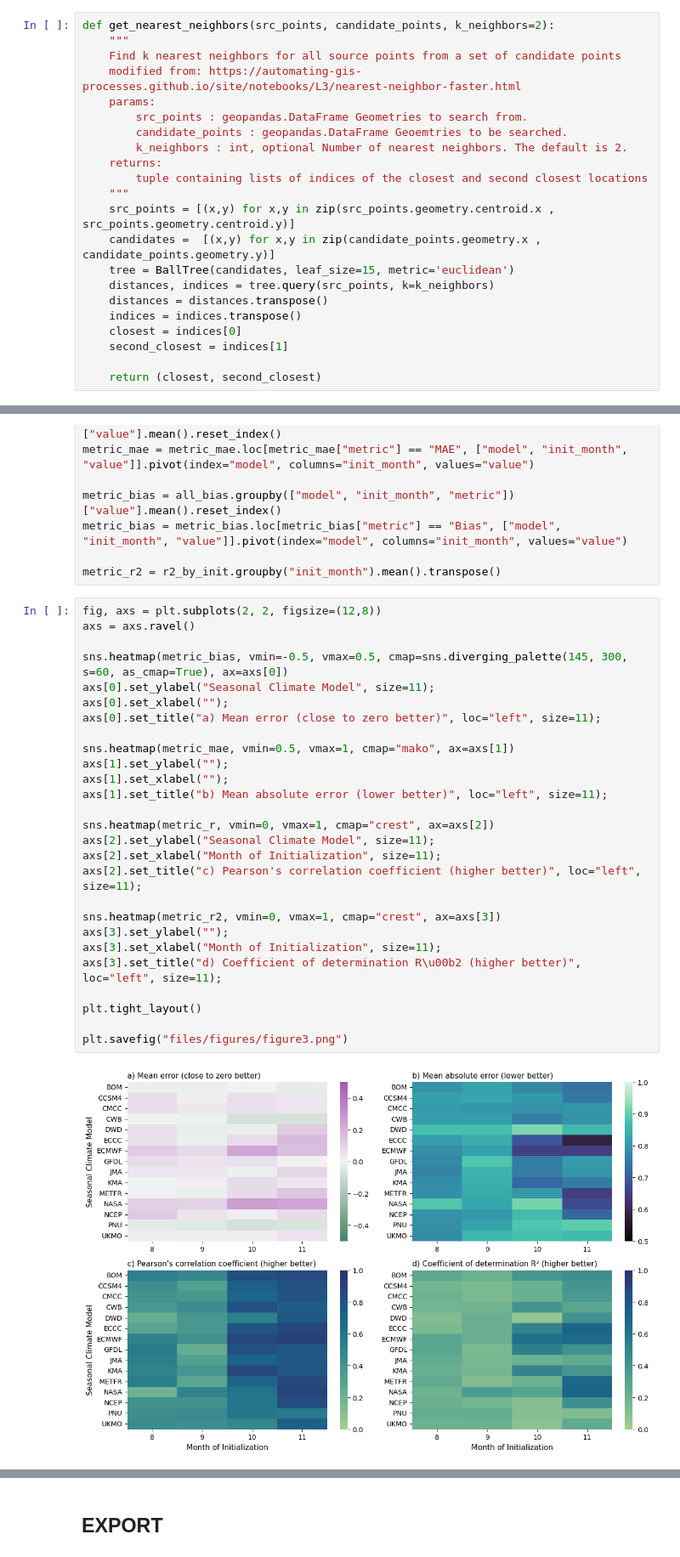
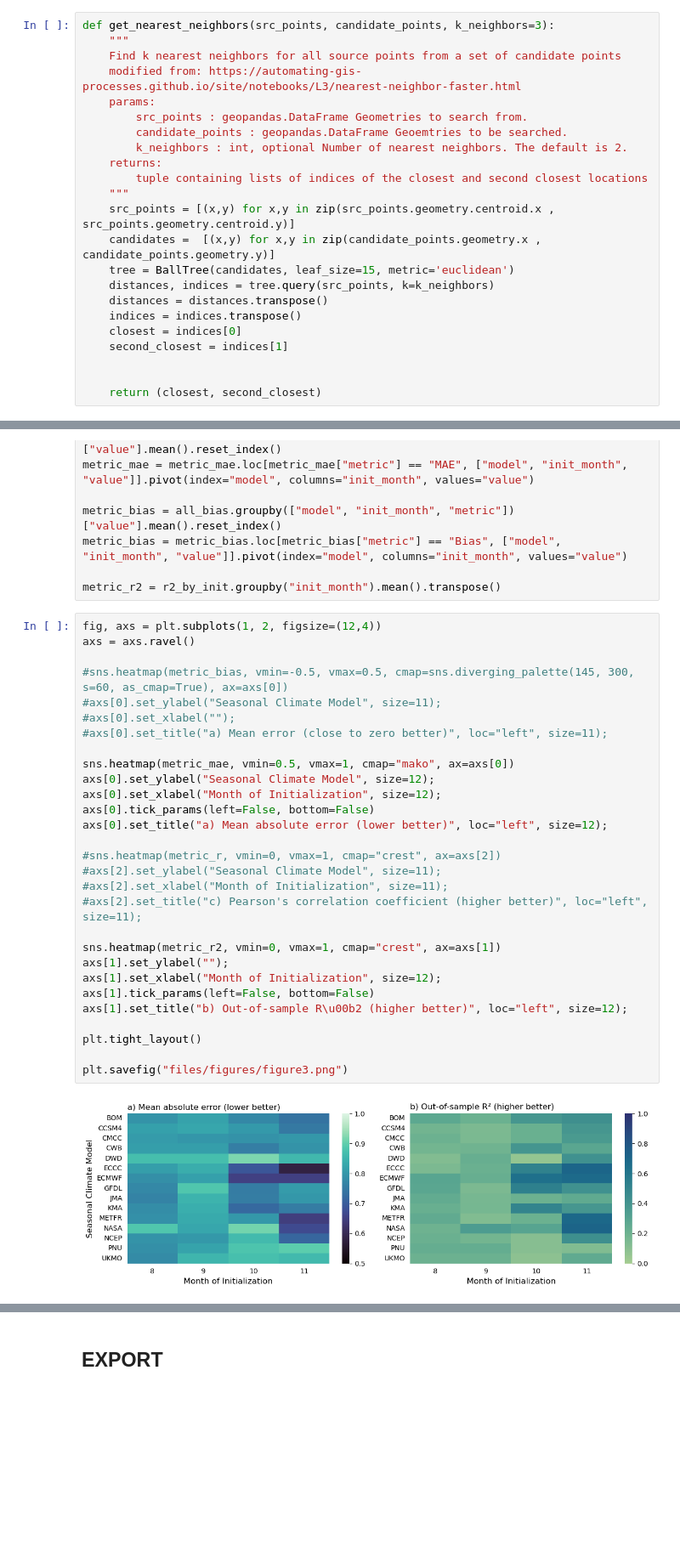
Before and after one commit to mzachow/wheat-yield-forecast-argentina, a Jupyter notebook: 4_prepare_scm_data.ipynb, the cells around one changed output, grey strips where cells are left out. Shown: that part at 85% size. Cells and saved outputs as stored; diff of their text form; blank space fills up the shorter version.

Commit message:
updates to figures

```diff
--- a/4_prepare_scm_data.ipynb
+++ b/4_prepare_scm_data.ipynb
@@ -88,7 +88,7 @@ gpd.GeoDataFrame(scm.loc[:, ["geometry", "lat", "lon"]].drop_duplicates(), geome
 
 For each relevant municipality, we select K grid cell locations from each SCM that are closest to that municipality. If a SCM has a sparse resolution, it may be that the same grid cell is used for both locations.
 # %%
-def get_nearest_neighbors(src_points, candidate_points, k_neighbors=2):
+def get_nearest_neighbors(src_points, candidate_points, k_neighbors=3):
     """
     Find k nearest neighbors for all source points from a set of candidate points
     modified from: https://automating-gis-processes.github.io/site/notebooks/L3/nearest-neighbor-faster.html
@@ -108,6 +108,7 @@ def get_nearest_neighbors(src_points, candidate_points, k_neighbors=2):
     closest = indices[0]
     second_closest = indices[1]
 
+
     return (closest, second_closest)
 # %%
 filtered_scm = []
@@ -382,31 +383,33 @@ metric_bias = metric_bias.loc[metric_bias["metric"] == "Bias", ["model", "init_m
 
 metric_r2 = r2_by_init.groupby("init_month").mean().transpose()
 # %%
-fig, axs = plt.subplots(2, 2, figsize=(12,8))
+fig, axs = plt.subplots(1, 2, figsize=(12,4))
 axs = axs.ravel()
 
-sns.heatmap(metric_bias, vmin=-0.5, vmax=0.5, cmap=sns.diverging_palette(145, 300, s=60, as_cmap=True), ax=axs[0])
-axs[0].set_ylabel("Seasonal Climate Model", size=11);
-axs[0].set_xlabel("");
-axs[0].set_title("a) Mean error (close to zero better)", loc="left", size=11);
+#sns.heatmap(metric_bias, vmin=-0.5, vmax=0.5, cmap=sns.diverging_palette(145, 300, s=60, as_cmap=True), ax=axs[0])
+#axs[0].set_ylabel("Seasonal Climate Model", size=11);
+#axs[0].set_xlabel("");
+#axs[0].set_title("a) Mean error (close to zero better)", loc="left", size=11);
 
-sns.heatmap(metric_mae, vmin=0.5, vmax=1, cmap="mako", ax=axs[1])
+sns.heatmap(metric_mae, vmin=0.5, vmax=1, cmap="mako", ax=axs[0])
+axs[0].set_ylabel("Seasonal Climate Model", size=12);
+axs[0].set_xlabel("Month of Initialization", size=12);
+axs[0].tick_params(left=False, bottom=False)
+axs[0].set_title("a) Mean absolute error (lower better)", loc="left", size=12);
+
+#sns.heatmap(metric_r, vmin=0, vmax=1, cmap="crest", ax=axs[2])
+#axs[2].set_ylabel("Seasonal Climate Model", size=11);
+#axs[2].set_xlabel("Month of Initialization", size=11);
+#axs[2].set_title("c) Pearson's correlation coefficient (higher better)", loc="left", size=11);
+
+sns.heatmap(metric_r2, vmin=0, vmax=1, cmap="crest", ax=axs[1])
 axs[1].set_ylabel("");
-axs[1].set_xlabel("");
-axs[1].set_title("b) Mean absolute error (lower better)", loc="left", size=11);
-
-sns.heatmap(metric_r, vmin=0, vmax=1, cmap="crest", ax=axs[2])
-axs[2].set_ylabel("Seasonal Climate Model", size=11);
-axs[2].set_xlabel("Month of Initialization", size=11);
-axs[2].set_title("c) Pearson's correlation coefficient (higher better)", loc="left", size=11);
-
-sns.heatmap(metric_r2, vmin=0, vmax=1, cmap="crest", ax=axs[3])
-axs[3].set_ylabel("");
-axs[3].set_xlabel("Month of Initialization", size=11);
-axs[3].set_title("d) Coefficient of determination R\u00b2 (higher better)", loc="left", size=11);
+axs[1].set_xlabel("Month of Initialization", size=12);
+axs[1].tick_params(left=False, bottom=False)
+axs[1].set_title("b) Out-of-sample R\u00b2 (higher better)", loc="left", size=12);
 
 plt.tight_layout()
 
 plt.savefig("files/figures/figure3.png")
 # %% [output]
-[figure, old version]
+[figure, new version]
```
Also changed, not shown: parts of 6 cells of this notebook, 7 other files.
